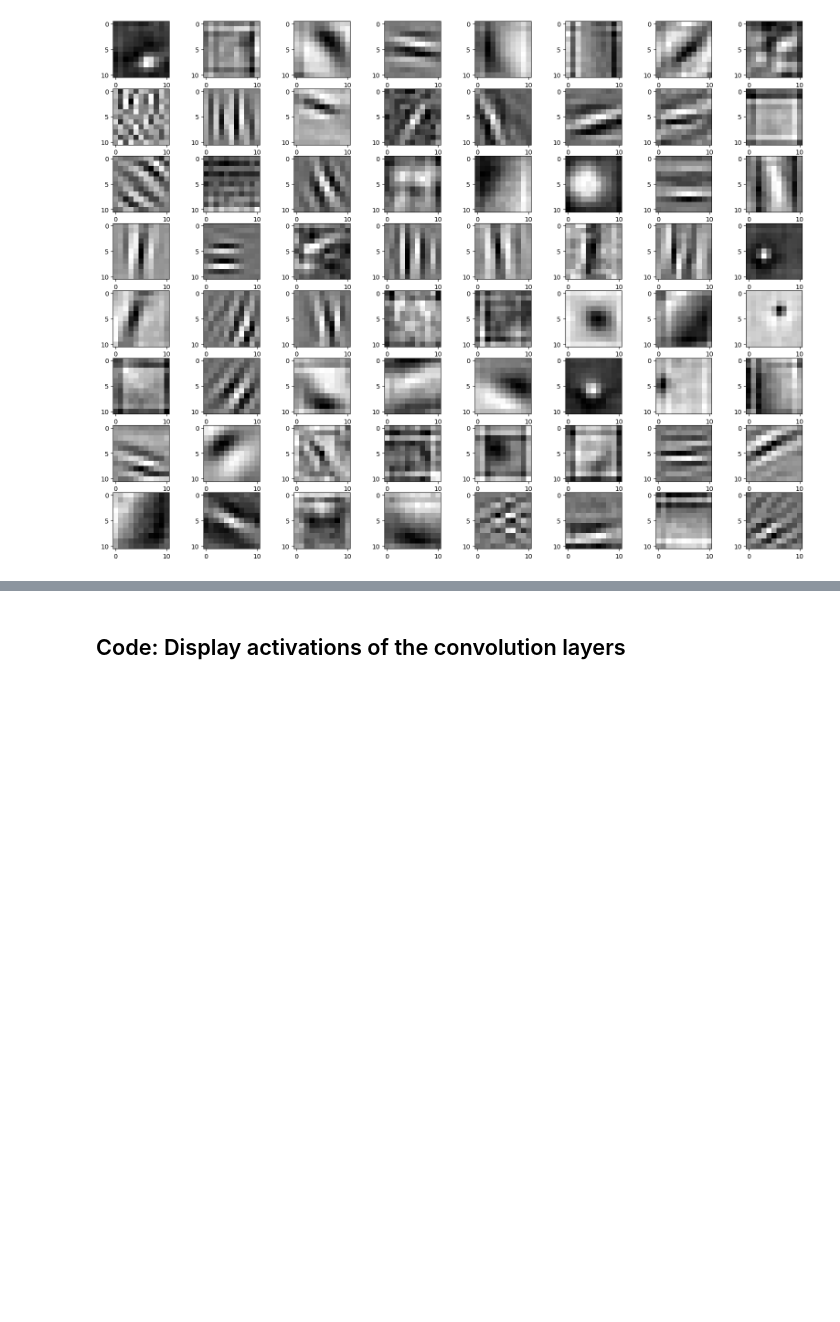
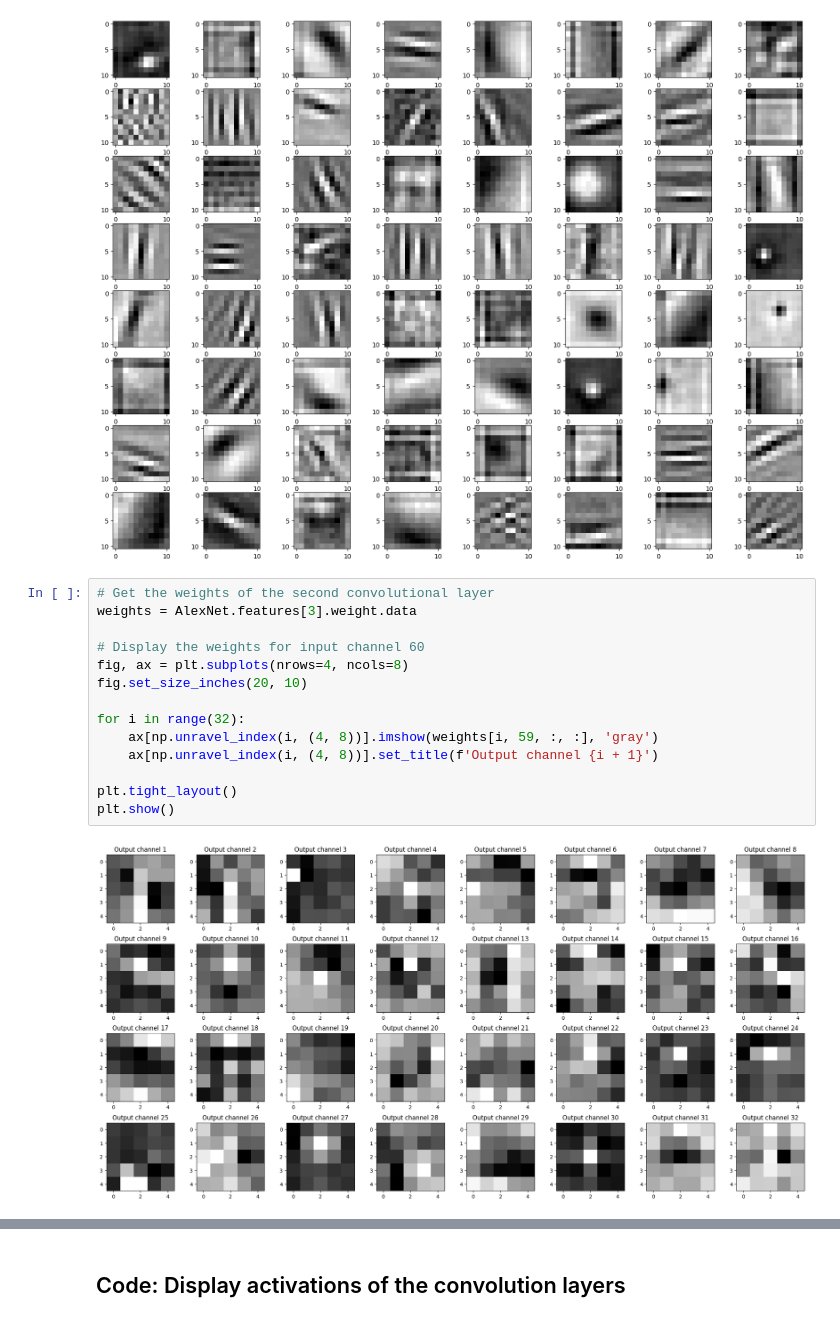
Before and after one commit to mdsouthworth1/sarkar-computer-vision-lectures, a Jupyter notebook: CV_Module_5_4_AlexNet_Architecture.ipynb, the cells around one changed output, grey strips where cells are left out. Drawn from its saved outputs; the diff is of its cells as text; blank space fills up the shorter version.

```diff
--- a/CV_Module_5_4_AlexNet_Architecture.ipynb
+++ b/CV_Module_5_4_AlexNet_Architecture.ipynb
@@ -157,3 +157,19 @@ for i in range (64) :
     # Trying changing it to see the weights for other channels. Are they different?
 # %% [output]
 [figure]
+# %%
+# Get the weights of the second convolutional layer
+weights = AlexNet.features[3].weight.data
+
+# Display the weights for input channel 60
+fig, ax = plt.subplots(nrows=4, ncols=8)
+fig.set_size_inches(20, 10)
+
+for i in range(32):
+    ax[np.unravel_index(i, (4, 8))].imshow(weights[i, 59, :, :], 'gray')
+    ax[np.unravel_index(i, (4, 8))].set_title(f'Output channel {i + 1}')
+
+plt.tight_layout()
+plt.show()
+# %% [output]
+[figure, added]
```
Also changed, not shown: parts of 2 cells of this notebook.
